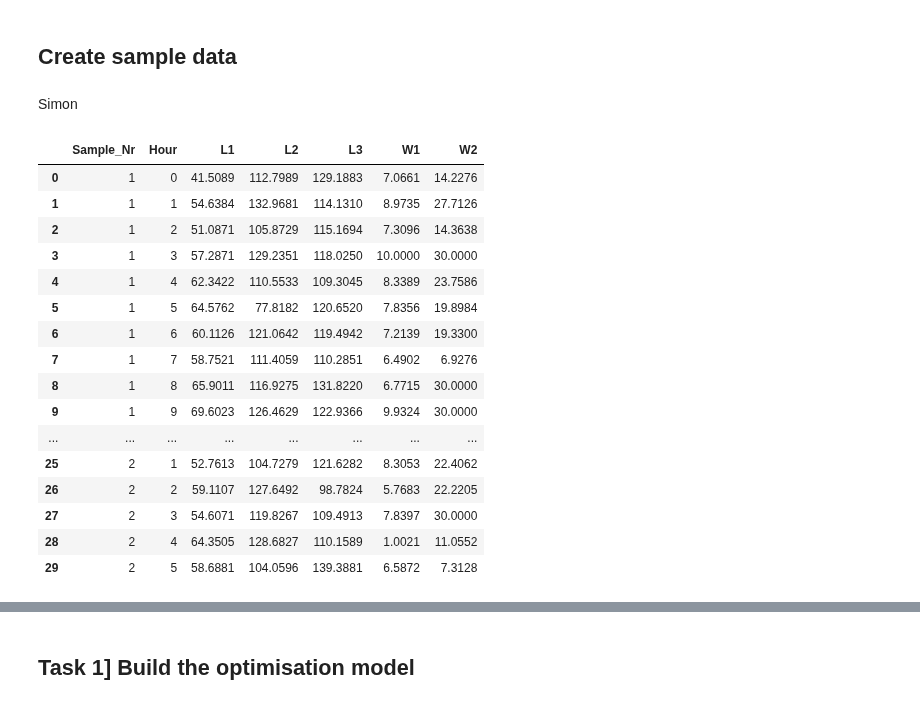
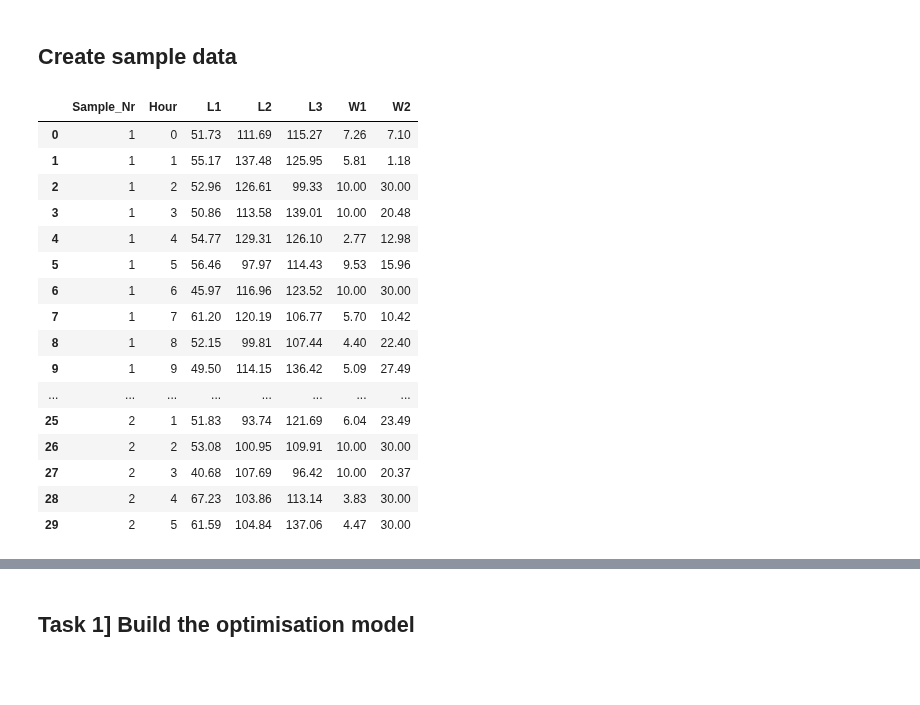
Before and after one commit to Max-f123/Machine_Learning_in_Energy_Systems, a Jupyter notebook: Assignment 02/02 - Simon/A02_Simon.ipynb, the cells around one changed output, grey strips where cells are left out. Drawn from its saved outputs; the diff is of its cells as text; code cells hidden in the pictures; blank space fills up the shorter version.

```diff
--- a/Assignment 02/02 - Simon/A02_Simon.ipynb
+++ b/Assignment 02/02 - Simon/A02_Simon.ipynb
@@ -8,8 +8,6 @@ from gurobipy import GRB
 from sklearn.model_selection import train_test_split
 # %% [markdown]
 ## Create sample data
-# %% [markdown]
-Simon
 # %%
 # Function to generate samples for loads and wind production
 def generate_samples(num_samples, loads, sd, wind_limits, wind_shape):
@@ -19,58 +17,58 @@ def generate_samples(num_samples, loads, sd, wind_limits, wind_shape):
     for sample_num in range(1, num_samples + 1):
         for hour in range(24):  # Fixed to 24 hours per day
 
-            # Generate loads using normal distribution and round to 4 decimal places
+            # Generate loads using normal distribution
             load_sample = [
-                round(np.clip(np.random.normal(mean, std), 0, mean * 2), 4)
+                round(np.clip(np.random.normal(mean, std), 0, mean * 2), 2)
                 for mean, std in zip(loads, sd)
             ]  # Clipping to avoid unrealistic negative values or extreme high values
 
-            # Generate wind production using Weibull distribution and round to 4 decimal places
+            # Generate wind production using Weibull distribution
             wind_sample = [
-                round(min(np.random.weibull(wind_shape) * limit, limit), 4)
+                round(min(np.random.weibull(wind_shape) * limit, limit), 2)
                 for limit in wind_limits
             ]
 
             # Combine into one row with [Sample Number, Hour, L1, L2, L3, W1, W2]
             row = [sample_num, hour] + load_sample + wind_sample
             data.append(row)
 
     return data
 
 # Load L1-L3 and wind capacity W1-W2
 loads = [56, 112, 120]  # Mean values for L1, L2, L3
 wind_limits = [10, 30]  # Maximum capacity for W1 and W2
 
 # Generate data for the samples
 samples_data = generate_samples(num_samples=1000, loads=loads, sd=0.10,
                                 wind_limits=wind_limits, wind_shape=2)
 
 # Create column names for the DataFrame
 columns = ["Sample_Nr", "Hour", "L1", "L2", "L3", "W1", "W2"] # Sample_Nr ~ Day
 
 # Create the DataFrame
 samples_df = pd.DataFrame(samples_data, columns=columns)
 
 # Save to CSV
 samples_df.to_csv("sample_simon.csv", index=False)
 
 # Display the updated DataFrame structure
 samples_df.head(30)
 # %% [output]
 |  | Sample_Nr | Hour | L1 | L2 | L3 | W1 | W2 |
-| 0 | 1 | 0 | 41.5089 | 112.7989 | 129.1883 | 7.0661 | 14.2276 |
-| 1 | 1 | 1 | 54.6384 | 132.9681 | 114.1310 | 8.9735 | 27.7126 |
-| 2 | 1 | 2 | 51.0871 | 105.8729 | 115.1694 | 7.3096 | 14.3638 |
-| 3 | 1 | 3 | 57.2871 | 129.2351 | 118.0250 | 10.0000 | 30.0000 |
-| 4 | 1 | 4 | 62.3422 | 110.5533 | 109.3045 | 8.3389 | 23.7586 |
-| 5 | 1 | 5 | 64.5762 | 77.8182 | 120.6520 | 7.8356 | 19.8984 |
-| 6 | 1 | 6 | 60.1126 | 121.0642 | 119.4942 | 7.2139 | 19.3300 |
-| 7 | 1 | 7 | 58.7521 | 111.4059 | 110.2851 | 6.4902 | 6.9276 |
-| 8 | 1 | 8 | 65.9011 | 116.9275 | 131.8220 | 6.7715 | 30.0000 |
-| 9 | 1 | 9 | 69.6023 | 126.4629 | 122.9366 | 9.9324 | 30.0000 |
+| 0 | 1 | 0 | 51.73 | 111.69 | 115.27 | 7.26 | 7.10 |
+| 1 | 1 | 1 | 55.17 | 137.48 | 125.95 | 5.81 | 1.18 |
+| 2 | 1 | 2 | 52.96 | 126.61 | 99.33 | 10.00 | 30.00 |
+| 3 | 1 | 3 | 50.86 | 113.58 | 139.01 | 10.00 | 20.48 |
+| 4 | 1 | 4 | 54.77 | 129.31 | 126.10 | 2.77 | 12.98 |
+| 5 | 1 | 5 | 56.46 | 97.97 | 114.43 | 9.53 | 15.96 |
+| 6 | 1 | 6 | 45.97 | 116.96 | 123.52 | 10.00 | 30.00 |
+| 7 | 1 | 7 | 61.20 | 120.19 | 106.77 | 5.70 | 10.42 |
+| 8 | 1 | 8 | 52.15 | 99.81 | 107.44 | 4.40 | 22.40 |
+| 9 | 1 | 9 | 49.50 | 114.15 | 136.42 | 5.09 | 27.49 |
 | ... | ... | ... | ... | ... | ... | ... | ... |
-| 25 | 2 | 1 | 52.7613 | 104.7279 | 121.6282 | 8.3053 | 22.4062 |
-| 26 | 2 | 2 | 59.1107 | 127.6492 | 98.7824 | 5.7683 | 22.2205 |
-| 27 | 2 | 3 | 54.6071 | 119.8267 | 109.4913 | 7.8397 | 30.0000 |
-| 28 | 2 | 4 | 64.3505 | 128.6827 | 110.1589 | 1.0021 | 11.0552 |
-| 29 | 2 | 5 | 58.6881 | 104.0596 | 139.3881 | 6.5872 | 7.3128 |
+| 25 | 2 | 1 | 51.83 | 93.74 | 121.69 | 6.04 | 23.49 |
+| 26 | 2 | 2 | 53.08 | 100.95 | 109.91 | 10.00 | 30.00 |
+| 27 | 2 | 3 | 40.68 | 107.69 | 96.42 | 10.00 | 20.37 |
+| 28 | 2 | 4 | 67.23 | 103.86 | 113.14 | 3.83 | 30.00 |
+| 29 | 2 | 5 | 61.59 | 104.84 | 137.06 | 4.47 | 30.00 |
```
Also changed, not shown: parts of 1 cell of this notebook.
